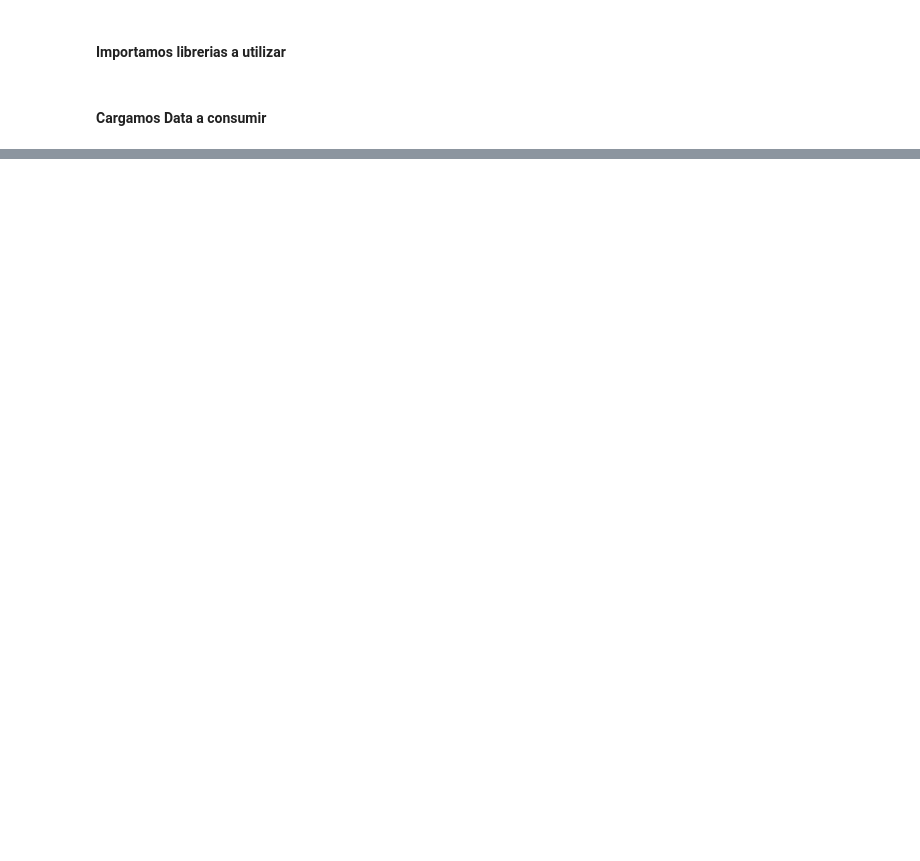
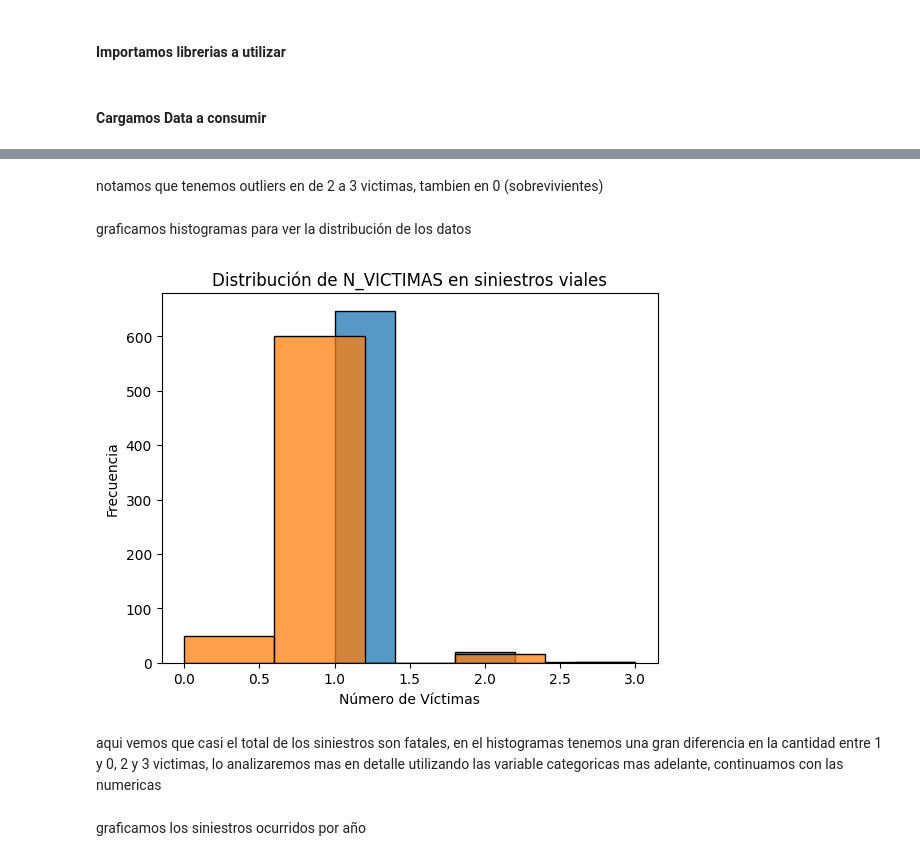
Before and after one commit to PrietoPy/PI_DA-PT, a Jupyter notebook: Notebooks/EDA.ipynb, the cells around one changed output, grey strips where cells are left out. Saved outputs shown, nothing was run; the diff lists cells and outputs as text; code cells hidden in the pictures; blank space fills up the shorter version.

```diff
--- a/Notebooks/EDA.ipynb
+++ b/Notebooks/EDA.ipynb
@@ -107,0 +73,17 @@ podemos identificar los puntos con mayor afluencia de siniestros
+# %% [markdown]
+notamos que tenemos outliers en de 2 a 3 victimas, tambien en 0 (sobrevivientes)
+# %% [markdown]
+graficamos histogramas para ver la distribución de los datos
+# %%
+sns.histplot(hechos['N_VICTIMAS'], bins=5)
+sns.histplot(hechos['FATAL'], bins=5)
+plt.title('Distribución de N_VICTIMAS en siniestros viales')
+plt.xlabel('Número de Víctimas')
+plt.ylabel('Frecuencia')
+plt.show()
+# %% [output]
+[figure, added]
+# %% [markdown]
+aqui vemos que casi el total de los siniestros son fatales, en el histogramas tenemos una gran diferencia en la cantidad entre 1 y 0, 2 y 3 victimas, lo analizaremos mas en detalle utilizando las variable categoricas mas adelante, continuamos con las numericas
+# %% [markdown]
+graficamos los siniestros ocurridos por año
```
Also changed, not shown: parts of 64 cells of this notebook, 14 other files.
